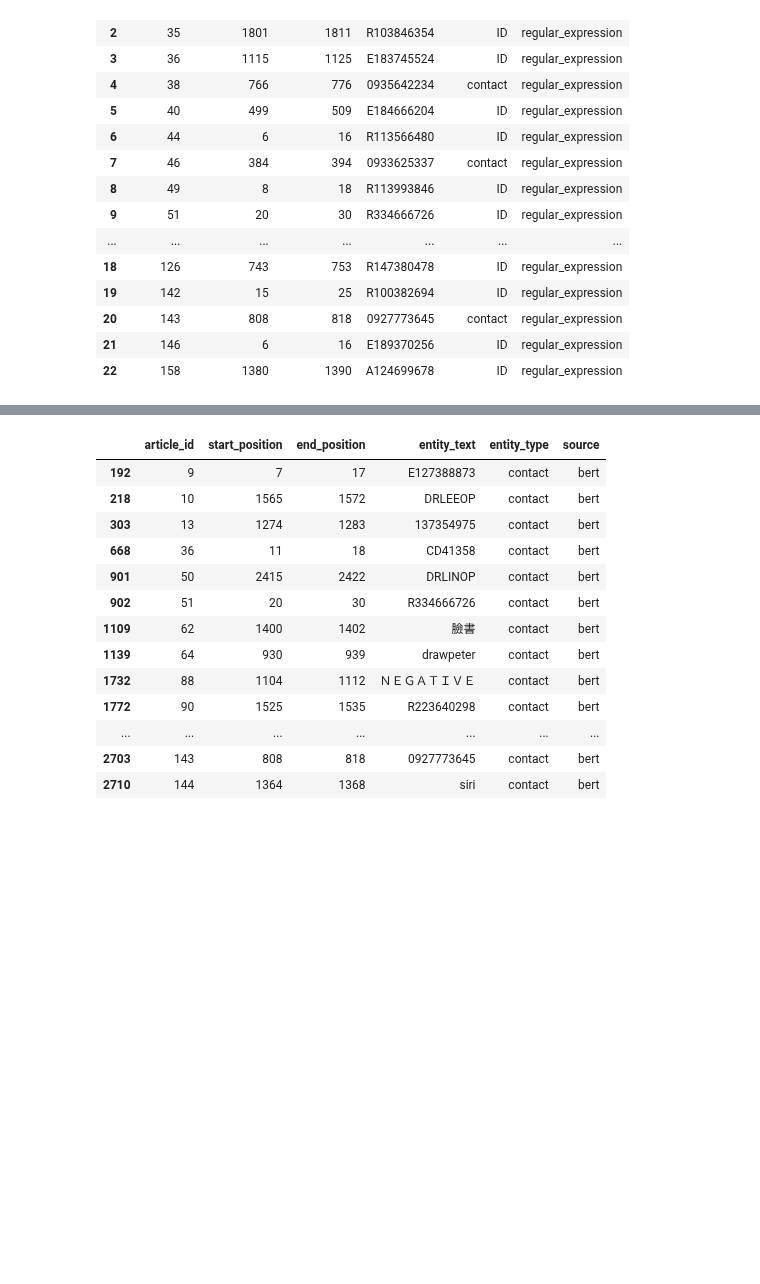
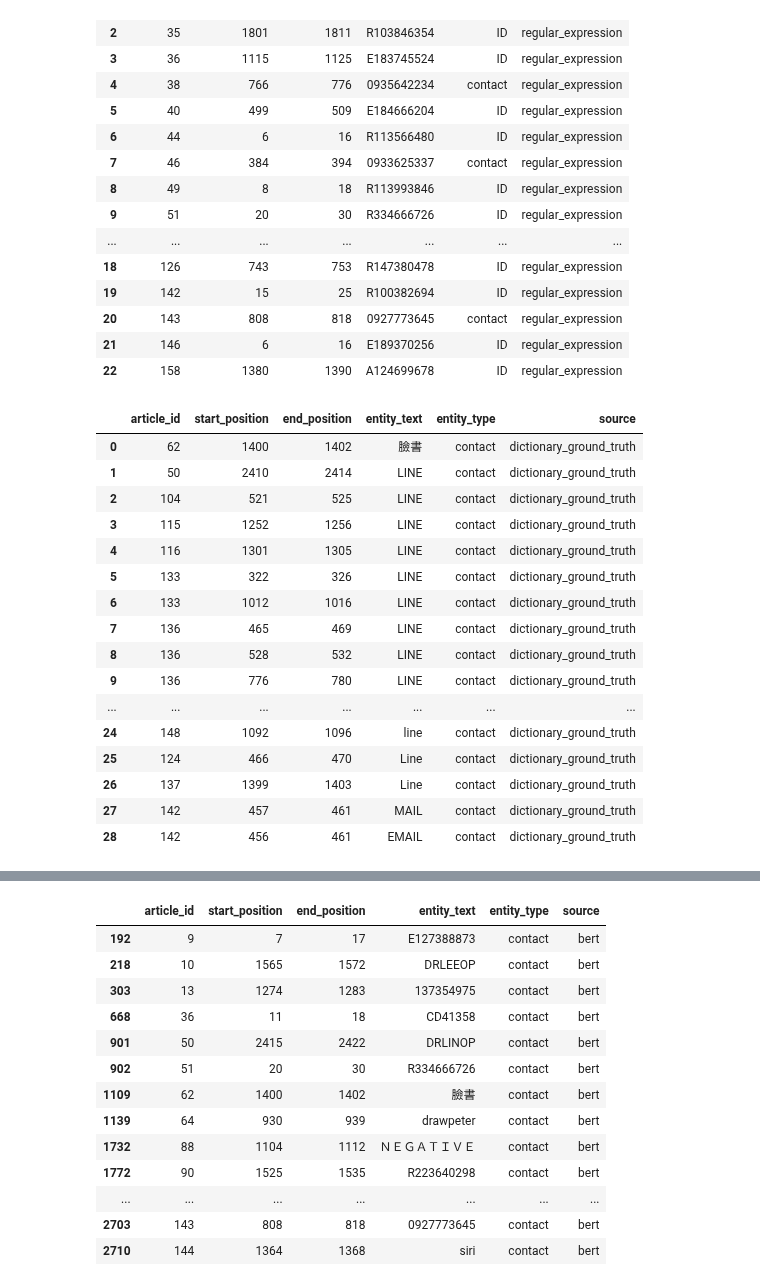
Before and after one commit to wuling31715/2020-AI-CUP, a Jupyter notebook: ensemble/ensemble.ipynb, the cells around one changed output, grey strips where cells are left out. Saved outputs shown, nothing was run; the diff lists cells and outputs as text; code cells hidden in the pictures; blank space fills up the shorter version.

```diff
--- a/ensemble/ensemble.ipynb
+++ b/ensemble/ensemble.ipynb
@@ -44,6 +44,27 @@ regular_expression_df
 | 20 | 143 | 808 | 818 | 0927773645 | contact | regular_expression |
 | 21 | 146 | 6 | 16 | E189370256 | ID | regular_expression |
 | 22 | 158 | 1380 | 1390 | A124699678 | ID | regular_expression |
+# %%
+dictionary_df = pd.read_csv('/home/Danny/AI-CUP-2020/dictionary/dictionary.tsv', sep='\t')
+dictionary_df
+# %% [output]
+|  | article_id | start_position | end_position | entity_text | entity_type | source |
+| 0 | 62 | 1400 | 1402 | 臉書 | contact | dictionary_ground_truth |
+| 1 | 50 | 2410 | 2414 | LINE | contact | dictionary_ground_truth |
+| 2 | 104 | 521 | 525 | LINE | contact | dictionary_ground_truth |
+| 3 | 115 | 1252 | 1256 | LINE | contact | dictionary_ground_truth |
+| 4 | 116 | 1301 | 1305 | LINE | contact | dictionary_ground_truth |
+| 5 | 133 | 322 | 326 | LINE | contact | dictionary_ground_truth |
+| 6 | 133 | 1012 | 1016 | LINE | contact | dictionary_ground_truth |
+| 7 | 136 | 465 | 469 | LINE | contact | dictionary_ground_truth |
+| 8 | 136 | 528 | 532 | LINE | contact | dictionary_ground_truth |
+| 9 | 136 | 776 | 780 | LINE | contact | dictionary_ground_truth |
+| ... | ... | ... | ... | ... | ... | ... |
+| 24 | 148 | 1092 | 1096 | line | contact | dictionary_ground_truth |
+| 25 | 124 | 466 | 470 | Line | contact | dictionary_ground_truth |
+| 26 | 137 | 1399 | 1403 | Line | contact | dictionary_ground_truth |
+| 27 | 142 | 457 | 461 | MAIL | contact | dictionary_ground_truth |
+| 28 | 142 | 456 | 461 | EMAIL | contact | dictionary_ground_truth |
 # %%
 ensemble_df = ensemble_df.append(bert_df, ignore_index=True)
 ensemble_df = ensemble_df.append(regular_expression_df, ignore_index=True)
```
Also changed, not shown: parts of 6 cells of this notebook, 5 other files.
